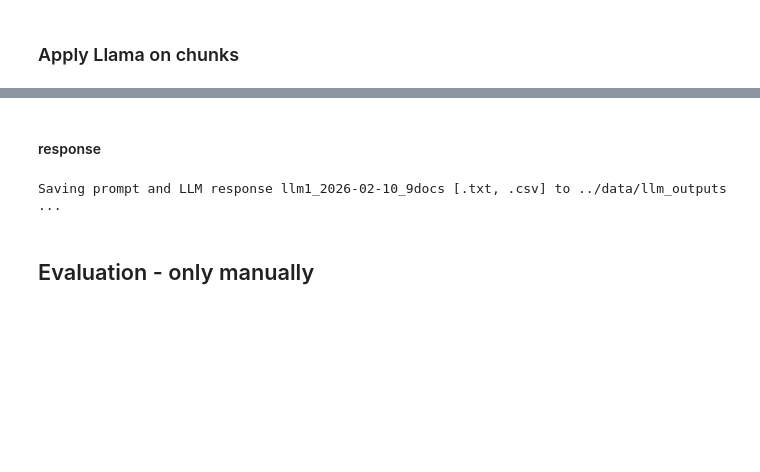
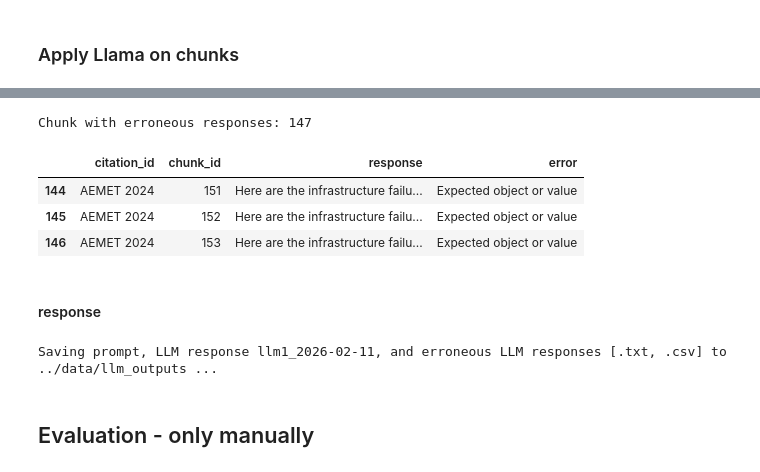
Before and after one commit to SWN-group-at-TU-Berlin/CI-impacts-information-retrieval, a Jupyter notebook: notebooks/llm_geolocations.ipynb, the cells around one changed output, grey strips where cells are left out. Cells and saved outputs as stored; diff of their text form; code cells hidden in the pictures; blank space fills up the shorter version.

```diff
--- a/notebooks/llm_geolocations.ipynb
+++ b/notebooks/llm_geolocations.ipynb
@@ -418,7 +418,7 @@ class DecoderModel:
         return pipeline, tokenizer
 
     def generate_response(
-        self, question: str, context: list, chunk_id: int
+        self, question: str, context: list, # chunk_id: int
     ):
 
         rendered_prompt = template.render(
@@ -426,7 +426,7 @@ class DecoderModel:
             question=question,
         )
 
-        print(f"Generating response for chunk_id: {chunk_id} ...")
+        # print(f"Generating response for chunk_id: {chunk_id} ...")
 
         sequences = self.pipeline(
             rendered_prompt,  # jinja template
@@ -745,3 +761,13 @@ Token indices sequence length is longer than the specified maximum sequence leng
+# %%
+print("Chunk with erroneous responses:", responses_error_list.__len__())
+df_responses_error = pd.DataFrame(responses_error_list)
+df_responses_error.tail(3)
+# %% [output]
+Chunk with erroneous responses: 147
+|  | citation_id | chunk_id | response | error |
+| 144 | AEMET 2024 | 151 | Here are the infrastructure failu... | Expected object or value |
+| 145 | AEMET 2024 | 152 | Here are the infrastructure failu... | Expected object or value |
+| 146 | AEMET 2024 | 153 | Here are the infrastructure failu... | Expected object or value |
 # %% [markdown]
 #### response
 # %%
@@ -750,14 +776,17 @@ safety_df = df_responses_all.copy()
 # save LLM 1 output to disk along with prompt text
 if not os.path.isfile(OUTPUT_LLM1_FILEPATH):
 
-    print(f"Saving prompt and LLM response {OUTPUT_LLM1_FILEPATH.stem} [.txt, .csv] to {OUTPUT_LLM1_FILEPATH.parent} ...")
+    print(f"Saving prompt, LLM response {OUTPUT_LLM1_FILEPATH.stem}, and erroneous LLM responses [.txt, .csv] to {OUTPUT_LLM1_FILEPATH.parent} ...")
+
     with open(OUTPUT_PROMPT_FILEPATH, "w") as f:
-        f.write(
-            template.render(context=context, question=question_1)
-        )
+        f.write(template.render(context=context, question=question_1))
+
     df_responses_all.to_csv(OUTPUT_LLM1_FILEPATH, index=False)
+    df_responses_error.to_csv(Path(OUTPUT_LLM1_FILEPATH.parent, f"errors_{OUTPUT_LLM1_FILEPATH.stem}.csv"), index=False)
+
 else:
     print(f"Output file {Path(OUTPUT_LLM1_FILEPATH).stem} already exists. Skip saving to avoid overwriting ...")
+
 
 
     # # check if file exists already
@@ -768,7 +797,7 @@ else:
     #     print(f"Saving LLM 1 output to {OUTPUT_LMM1_FILEPATH}")
     #     df_responses_all.to_csv(OUTPUT_LMM1_FILEPATH, index=False)
 # %% [output]
-Saving prompt and LLM response llm1_2026-02-10_9docs [.txt, .csv] to ../data/llm_outputs ...
+Saving prompt, LLM response llm1_2026-02-11, and erroneous LLM responses [.txt, .csv] to ../data/llm_outputs ...
 # %% [markdown]
 ## Evaluation - only manually
 # %% [markdown]
```
Also changed, not shown: parts of 1 cell of this notebook, 1 other file.
